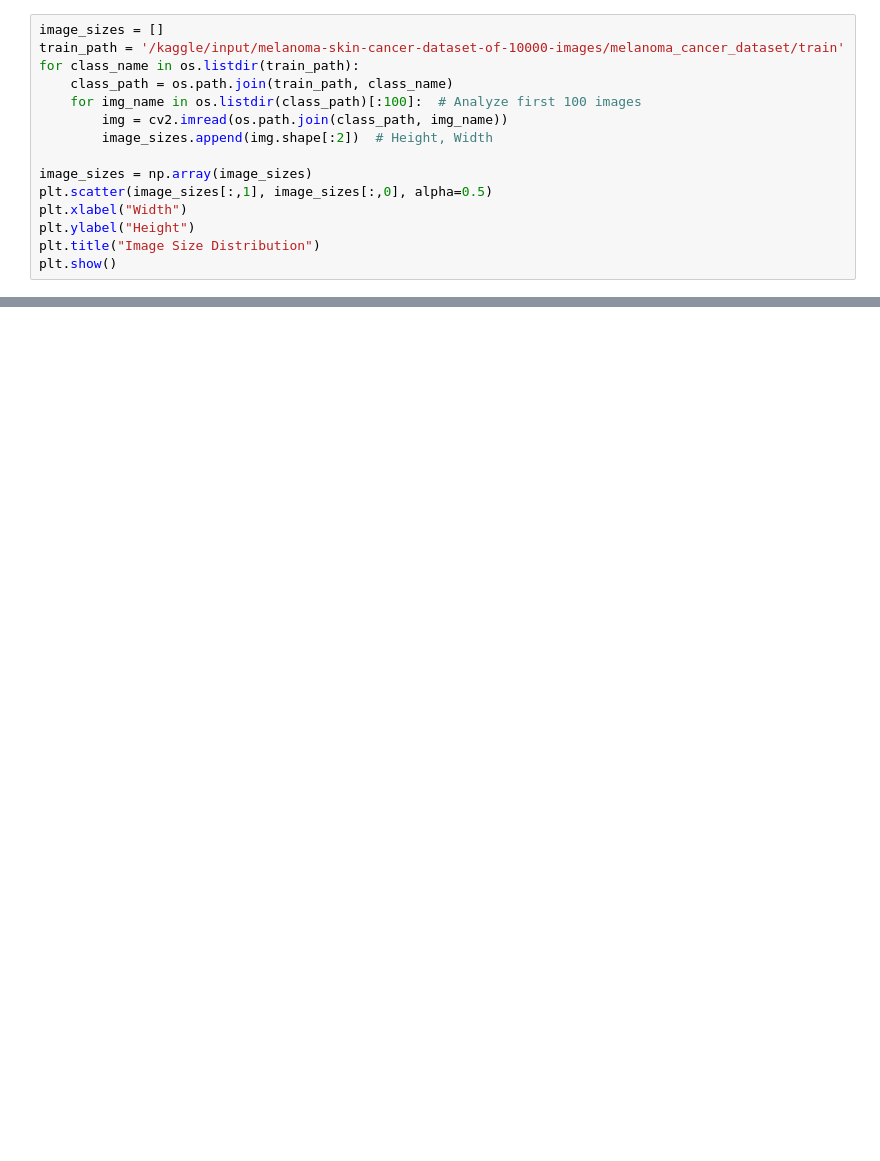
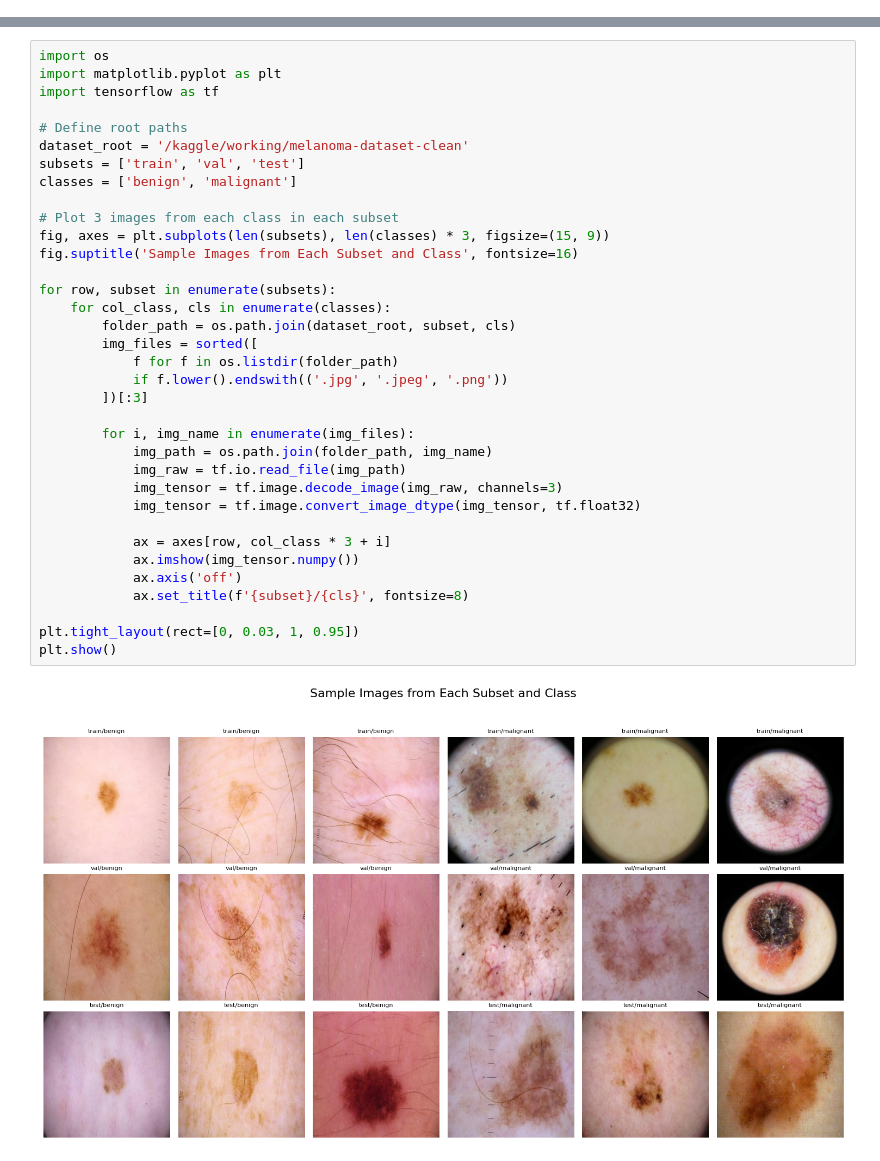
Before and after one commit to misspriyagill/melanoma-detection, a Jupyter notebook: major-project.ipynb, the cells around one changed output, grey strips where cells are left out. Cells and saved outputs as stored; diff of their text form; blank space fills up the shorter version.

Commit message:
Kaggle Notebook | MAJOR PROJECT | Version 21

```diff
--- a/major-project.ipynb
+++ b/major-project.ipynb
@@ -61,15 +0,0 @@ check_filename_consistency(dataset_path, folders)
-# %%
-image_sizes = []
-train_path = '/kaggle/input/melanoma-skin-cancer-dataset-of-10000-images/melanoma_cancer_dataset/train'
-for class_name in os.listdir(train_path):
-    class_path = os.path.join(train_path, class_name)
-    for img_name in os.listdir(class_path)[:100]:  # Analyze first 100 images
-        img = cv2.imread(os.path.join(class_path, img_name))
-        image_sizes.append(img.shape[:2])  # Height, Width
-
-image_sizes = np.array(image_sizes)
-plt.scatter(image_sizes[:,1], image_sizes[:,0], alpha=0.5)
-plt.xlabel("Width")
-plt.ylabel("Height")
-plt.title("Image Size Distribution")
-plt.show()
@@ -627,0 +467,37 @@ history = model.fit(train_generator, validation_data=val_generator, epochs=10)
+# %%
+import os
+import matplotlib.pyplot as plt
+import tensorflow as tf
+
+# Define root paths
+dataset_root = '/kaggle/working/melanoma-dataset-clean'
+subsets = ['train', 'val', 'test']
+classes = ['benign', 'malignant']
+
+# Plot 3 images from each class in each subset
+fig, axes = plt.subplots(len(subsets), len(classes) * 3, figsize=(15, 9))
+fig.suptitle('Sample Images from Each Subset and Class', fontsize=16)
+
+for row, subset in enumerate(subsets):
+    for col_class, cls in enumerate(classes):
+        folder_path = os.path.join(dataset_root, subset, cls)
+        img_files = sorted([
+            f for f in os.listdir(folder_path)
+            if f.lower().endswith(('.jpg', '.jpeg', '.png'))
+        ])[:3]
+
+        for i, img_name in enumerate(img_files):
+            img_path = os.path.join(folder_path, img_name)
+            img_raw = tf.io.read_file(img_path)
+            img_tensor = tf.image.decode_image(img_raw, channels=3)
+            img_tensor = tf.image.convert_image_dtype(img_tensor, tf.float32)
+
+            ax = axes[row, col_class * 3 + i]
+            ax.imshow(img_tensor.numpy())
+            ax.axis('off')
+            ax.set_title(f'{subset}/{cls}', fontsize=8)
+
+plt.tight_layout(rect=[0, 0.03, 1, 0.95])
+plt.show()
+# %% [output]
+[figure, added]
```
Also changed, not shown: parts of 40 cells of this notebook.
